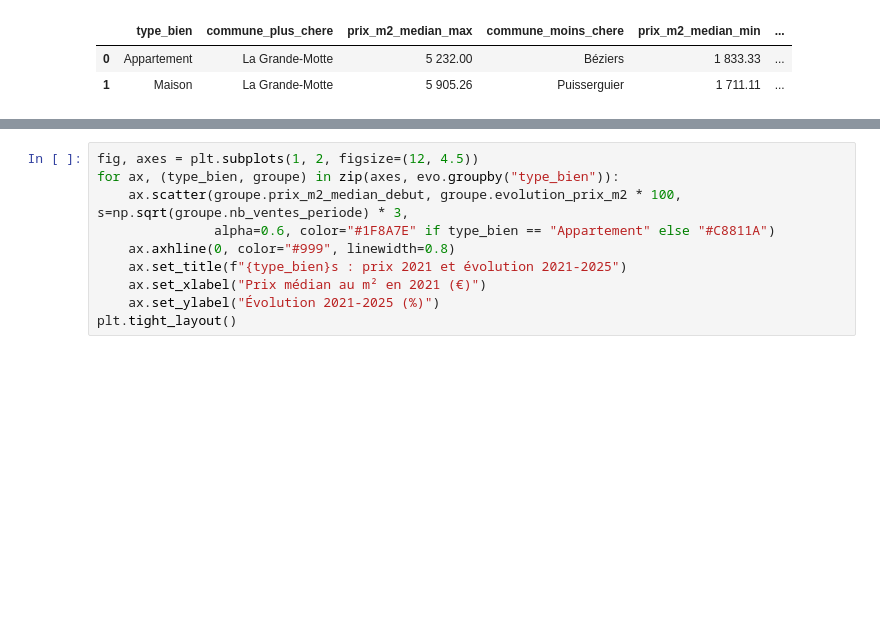
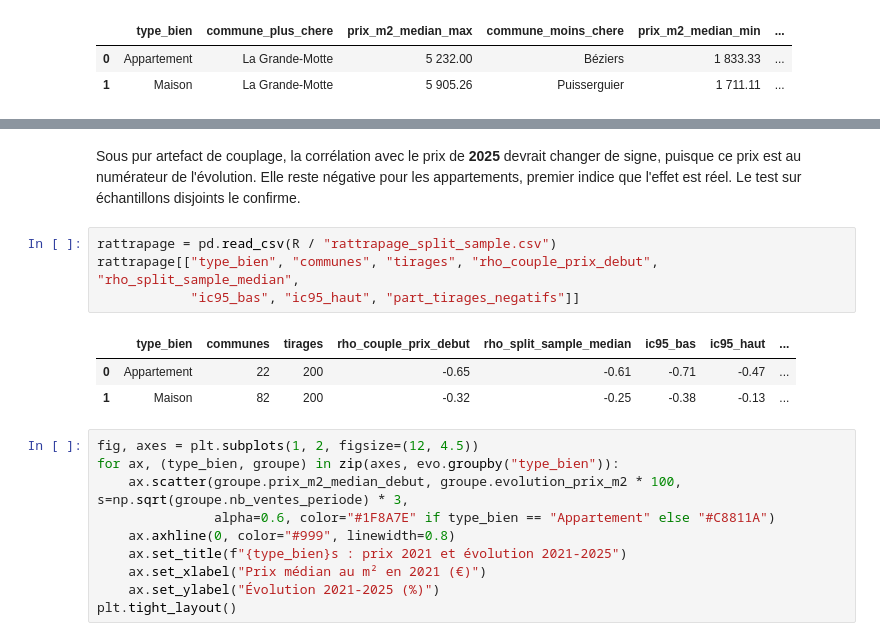
Before and after one commit to yzasmin/dvf-herault-immobilier, a Jupyter notebook: notebooks/analyse.ipynb, the cells around one changed output, grey strips where cells are left out. Cells and saved outputs as stored; diff of their text form; blank space fills up the shorter version.

```diff
--- a/notebooks/analyse.ipynb
+++ b/notebooks/analyse.ipynb
@@ -245,3 +246,15 @@ rattrapage
+# %% [markdown]
+Sous pur artefact de couplage, la corrélation avec le prix de **2025** devrait changer de signe, puisque
+ce prix est au numérateur de l'évolution. Elle reste négative pour les appartements, premier indice que l'effet est
+réel. Le test sur échantillons disjoints le confirme.
+# %%
+rattrapage = pd.read_csv(R / "rattrapage_split_sample.csv")
+rattrapage[["type_bien", "communes", "tirages", "rho_couple_prix_debut", "rho_split_sample_median",
+            "ic95_bas", "ic95_haut", "part_tirages_negatifs"]]
+# %% [output]
+|  | type_bien | communes | tirages | rho_couple_prix_debut | rho_split_sample_median | ic95_bas | ic95_haut | ... |
+| 0 | Appartement | 22 | 200 | -0.65 | -0.61 | -0.71 | -0.47 | ... |
+| 1 | Maison | 82 | 200 | -0.32 | -0.25 | -0.38 | -0.13 | ... |
 # %%
 fig, axes = plt.subplots(1, 2, figsize=(12, 4.5))
 for ax, (type_bien, groupe) in zip(axes, evo.groupby("type_bien")):
```
Also changed, not shown: parts of 6 cells of this notebook, 7 other files.
